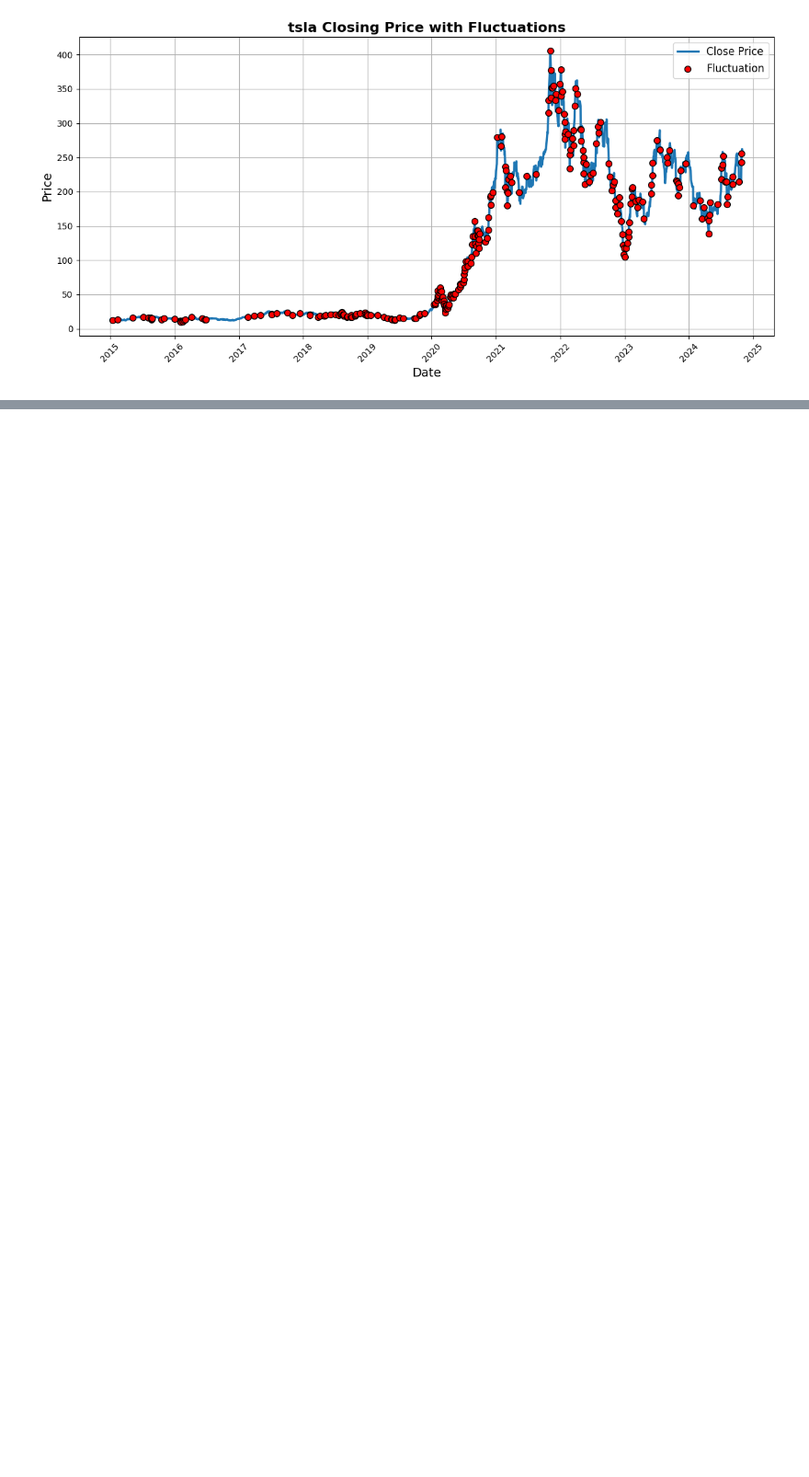
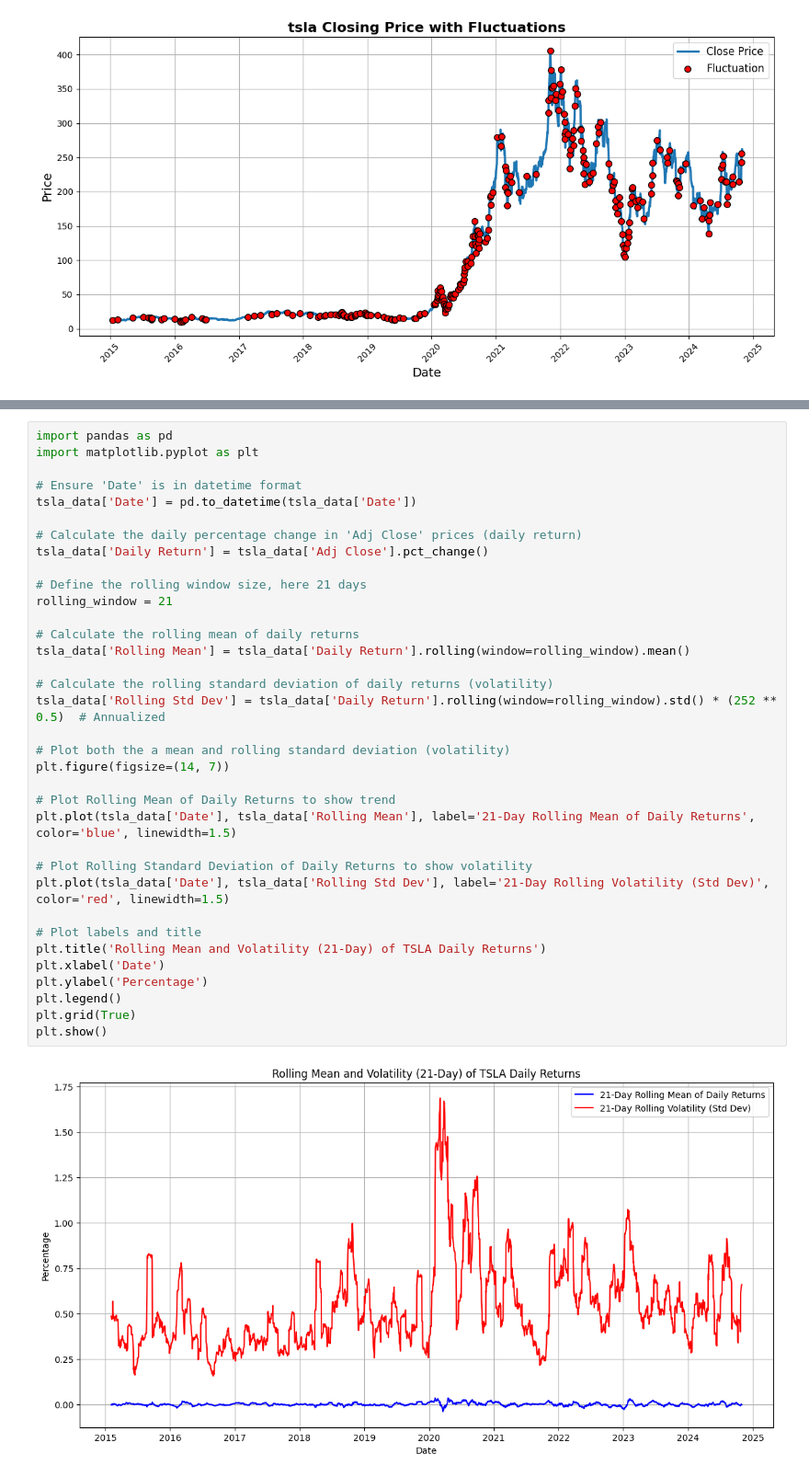
Before and after one commit to hermelawesene/GMF-portfolio-optimization--WEEK11, a Jupyter notebook: notebooks/preprocessing_eda.ipynb, the cells around one changed output, grey strips where cells are left out. Shown: that part at 92% size. Drawn from its saved outputs; the diff is of its cells as text; blank space fills up the shorter version.

```diff
--- a/notebooks/preprocessing_eda.ipynb
+++ b/notebooks/preprocessing_eda.ipynb
@@ -161,0 +150,37 @@ plt.show()
+# %%
+import pandas as pd
+import matplotlib.pyplot as plt
+
+# Ensure 'Date' is in datetime format
+tsla_data['Date'] = pd.to_datetime(tsla_data['Date'])
+
+# Calculate the daily percentage change in 'Adj Close' prices (daily return)
+tsla_data['Daily Return'] = tsla_data['Adj Close'].pct_change()
+
+# Define the rolling window size, here 21 days
+rolling_window = 21
+
+# Calculate the rolling mean of daily returns
+tsla_data['Rolling Mean'] = tsla_data['Daily Return'].rolling(window=rolling_window).mean()
+
+# Calculate the rolling standard deviation of daily returns (volatility)
+tsla_data['Rolling Std Dev'] = tsla_data['Daily Return'].rolling(window=rolling_window).std() * (252 ** 0.5)  # Annualized
+
+# Plot both the a mean and rolling standard deviation (volatility)
+plt.figure(figsize=(14, 7))
+
+# Plot Rolling Mean of Daily Returns to show trend
+plt.plot(tsla_data['Date'], tsla_data['Rolling Mean'], label='21-Day Rolling Mean of Daily Returns', color='blue', linewidth=1.5)
+
+# Plot Rolling Standard Deviation of Daily Returns to show volatility
+plt.plot(tsla_data['Date'], tsla_data['Rolling Std Dev'], label='21-Day Rolling Volatility (Std Dev)', color='red', linewidth=1.5)
+
+# Plot labels and title
+plt.title('Rolling Mean and Volatility (21-Day) of TSLA Daily Returns')
+plt.xlabel('Date')
+plt.ylabel('Percentage')
+plt.legend()
+plt.grid(True)
+plt.show()
+# %% [output]
+[figure, added]
```
Also changed, not shown: parts of 14 cells of this notebook, 1 other file.
